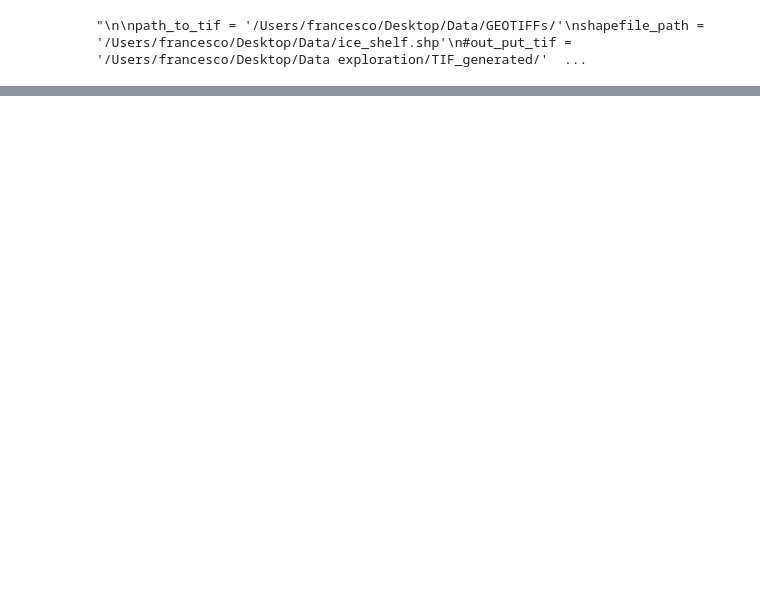
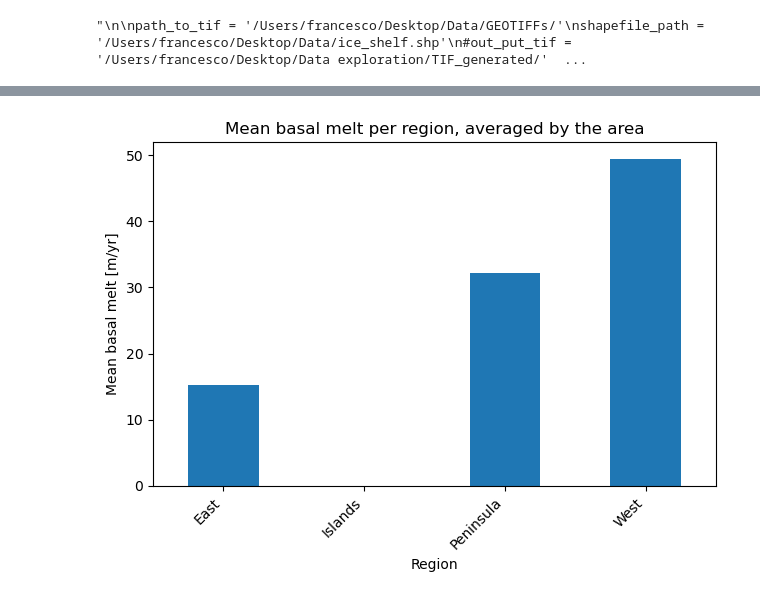
Before and after one commit to Moncada-Francesco-97/Thesis, a Jupyter notebook: time_series_glaciers.ipynb, the cells around one changed output, grey strips where cells are left out. Cells and saved outputs as stored; diff of their text form; code cells hidden in the pictures; blank space fills up the shorter version.

```diff
--- a/time_series_glaciers.ipynb
+++ b/time_series_glaciers.ipynb
@@ -438,0 +514,10 @@ imageio.mimsave('glacier_prova.gif', frames, fps=2)
+# %%
+#I want to plot the mean basal melt per region, but I want to use the area as weight
+
+df_compact.groupby('Region').apply(lambda x: np.average(x['mean_basal_melt'], weights=x['area'])).plot(kind='bar', title='Mean basal melt per region, averaged by the area')
+plt.xticks(rotation=45, ha='right')
+plt.ylabel('Mean basal melt [m/yr]')
+plt.tight_layout()
+plt.show()
+# %% [output]
+[figure, added]
```
Also changed, not shown: parts of 17 cells of this notebook.
